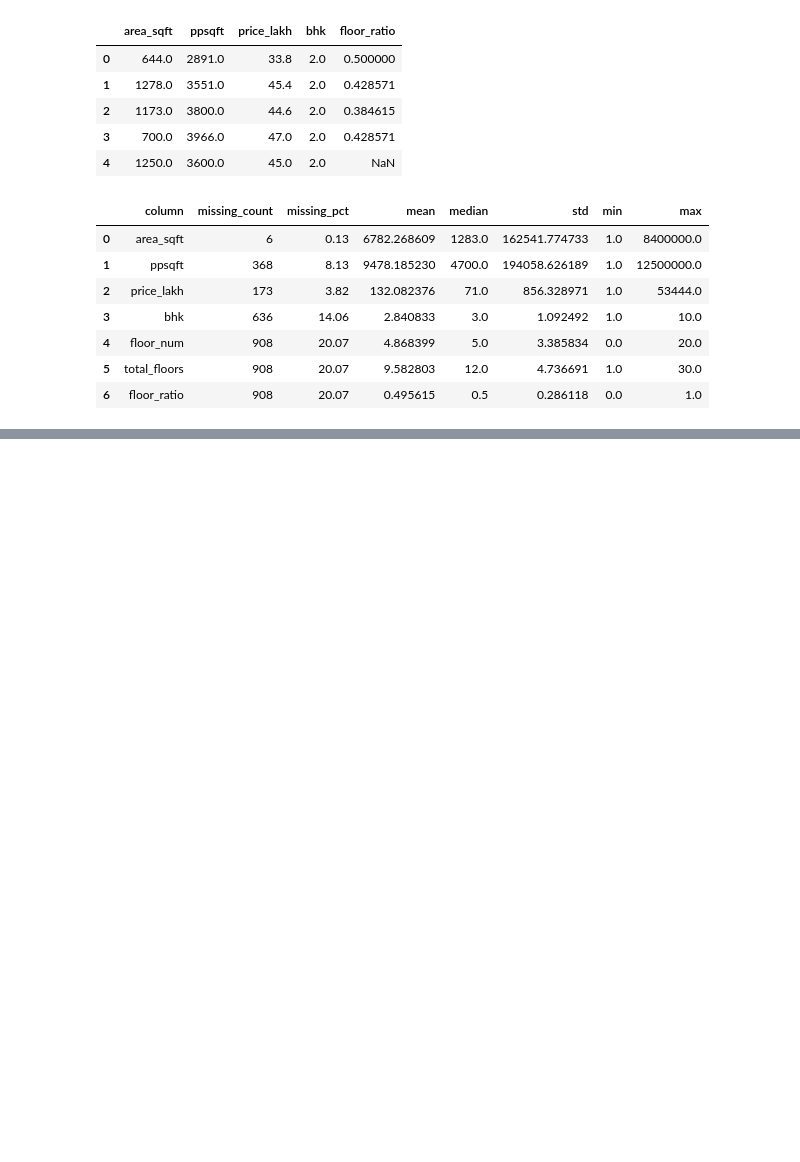
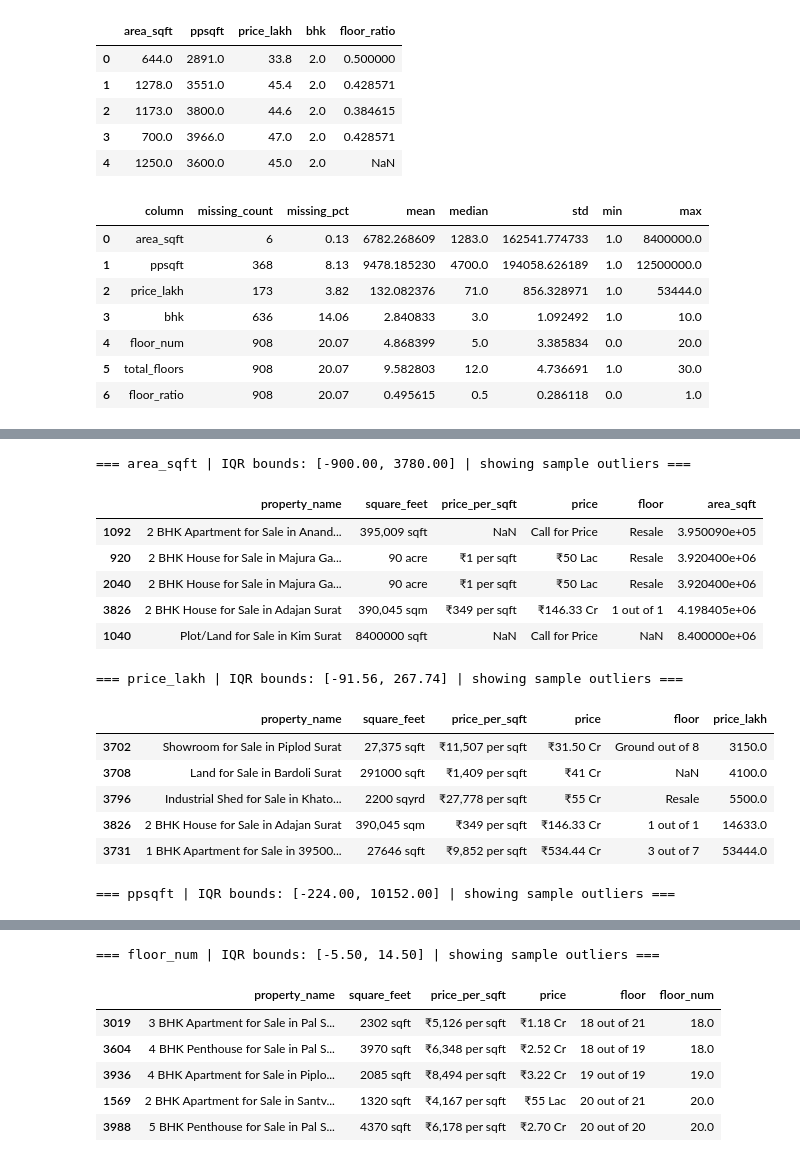
Before and after one commit to DanielNguyen-05/Analysis_Dataset, a Jupyter notebook: notebooks/01_data_exploration.ipynb, the cells around one changed output, grey strips where cells are left out. Drawn from its saved outputs; the diff is of its cells as text; code cells hidden in the pictures; blank space fills up the shorter version.

```diff
--- a/notebooks/01_data_exploration.ipynb
+++ b/notebooks/01_data_exploration.ipynb
@@ -470,0 +583,48 @@ plt.show()
+# %%
+def get_iqr_outliers(df_tmp, col, n=10, keep="both"):
+    """
+    keep: 'high' / 'low' / 'both'
+    """
+    x = df_tmp[col].dropna()
+    if x.empty:
+        return pd.DataFrame()
+
+    q1, q3 = x.quantile(0.25), x.quantile(0.75)
+    iqr = q3 - q1
+    lo, hi = q1 - 1.5*iqr, q3 + 1.5*iqr
+
+    out = df_tmp[df_tmp[col].notna() & ((df_tmp[col] < lo) | (df_tmp[col] > hi))].copy()
+
+    if keep == "high":
+        out = out[out[col] > hi].sort_values(col, ascending=False).head(n)
+    elif keep == "low":
+        out = out[out[col] < lo].sort_values(col, ascending=True).head(n)
+    else:
+        top_high = out[out[col] > hi].sort_values(col, ascending=False).head(n//2)
+        top_low  = out[out[col] < lo].sort_values(col, ascending=True).head(n//2)
+        out = pd.concat([top_low, top_high]).sort_values(col)
+
+    return out, lo, hi
+# %%
+key_cols_to_show = ["property_name", "square_feet", "price_per_sqft", "price", "floor"]
+
+for c in ["area_sqft", "price_lakh", "ppsqft", "floor_num"]:
+    out_df, lo, hi = get_iqr_outliers(tmp, c, n=10, keep="both")
+    print(f"\n=== {c} | IQR bounds: [{lo:.2f}, {hi:.2f}] | showing sample outliers ===")
+    display(out_df[key_cols_to_show + [c]])
+# %% [output]
+=== area_sqft | IQR bounds: [-900.00, 3780.00] | showing sample outliers ===
+|  | property_name | square_feet | price_per_sqft | price | floor | area_sqft |
+| 1092 | 2 BHK Apartment for Sale in Anand... | 395,009 sqft | NaN | Call for Price | Resale | 3.950090e+05 |
+| 920 | 2 BHK House for Sale in Majura Ga... | 90 acre | ₹1 per sqft | ₹50 Lac | Resale | 3.920400e+06 |
+| 2040 | 2 BHK House for Sale in Majura Ga... | 90 acre | ₹1 per sqft | ₹50 Lac | Resale | 3.920400e+06 |
+| 3826 | 2 BHK House for Sale in Adajan Surat | 390,045 sqm | ₹349 per sqft | ₹146.33 Cr | 1 out of 1 | 4.198405e+06 |
+| 1040 | Plot/Land for Sale in Kim Surat | 8400000 sqft | NaN | Call for Price | NaN | 8.400000e+06 |
+=== price_lakh | IQR bounds: [-91.56, 267.74] | showing sample outliers ===
+|  | property_name | square_feet | price_per_sqft | price | floor | price_lakh |
+| 3702 | Showroom for Sale in Piplod Surat | 27,375 sqft | ₹11,507 per sqft | ₹31.50 Cr | Ground out of 8 | 3150.0 |
+| 3708 | Land for Sale in Bardoli Surat | 291000 sqft | ₹1,409 per sqft | ₹41 Cr | NaN | 4100.0 |
+| 3796 | Industrial Shed for Sale in Khato... | 2200 sqyrd | ₹27,778 per sqft | ₹55 Cr | Resale | 5500.0 |
+| 3826 | 2 BHK House for Sale in Adajan Surat | 390,045 sqm | ₹349 per sqft | ₹146.33 Cr | 1 out of 1 | 14633.0 |
+| 3731 | 1 BHK Apartment for Sale in 39500... | 27646 sqft | ₹9,852 per sqft | ₹534.44 Cr | 3 out of 7 | 53444.0 |
+=== ppsqft | IQR bounds: [-224.00, 10152.00] | showing sample outliers ===
@@ -470,0 +637,7 @@ plt.show()
+=== floor_num | IQR bounds: [-5.50, 14.50] | showing sample outliers ===
+|  | property_name | square_feet | price_per_sqft | price | floor | floor_num |
+| 3019 | 3 BHK Apartment for Sale in Pal S... | 2302 sqft | ₹5,126 per sqft | ₹1.18 Cr | 18 out of 21 | 18.0 |
+| 3604 | 4 BHK Penthouse for Sale in Pal S... | 3970 sqft | ₹6,348 per sqft | ₹2.52 Cr | 18 out of 19 | 18.0 |
+| 3936 | 4 BHK Apartment for Sale in Piplo... | 2085 sqft | ₹8,494 per sqft | ₹3.22 Cr | 19 out of 19 | 19.0 |
+| 1569 | 2 BHK Apartment for Sale in Santv... | 1320 sqft | ₹4,167 per sqft | ₹55 Lac | 20 out of 21 | 20.0 |
+| 3988 | 5 BHK Penthouse for Sale in Pal S... | 4370 sqft | ₹6,178 per sqft | ₹2.70 Cr | 20 out of 20 | 20.0 |
```
Also changed, not shown: parts of 15 cells of this notebook.
